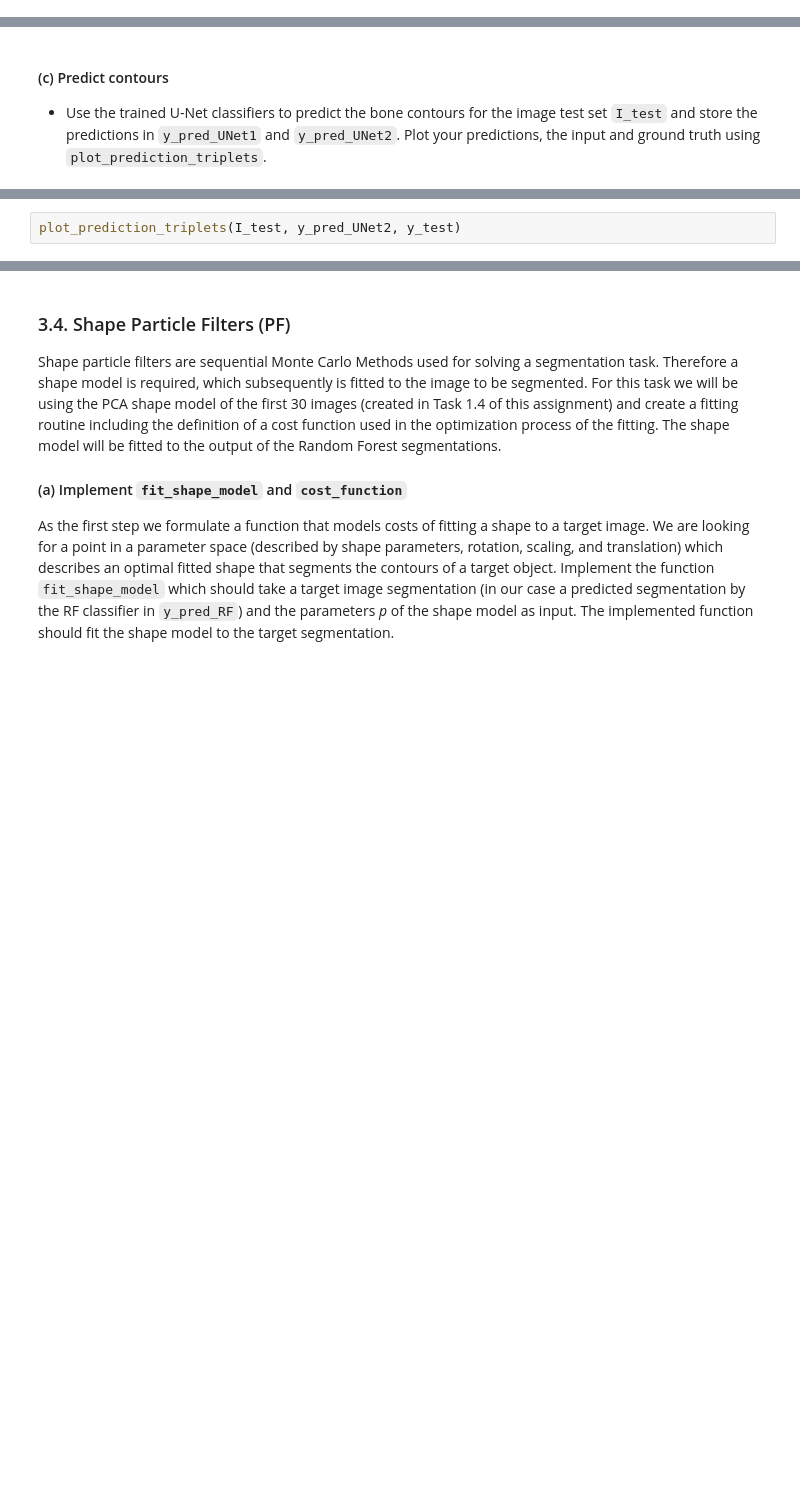
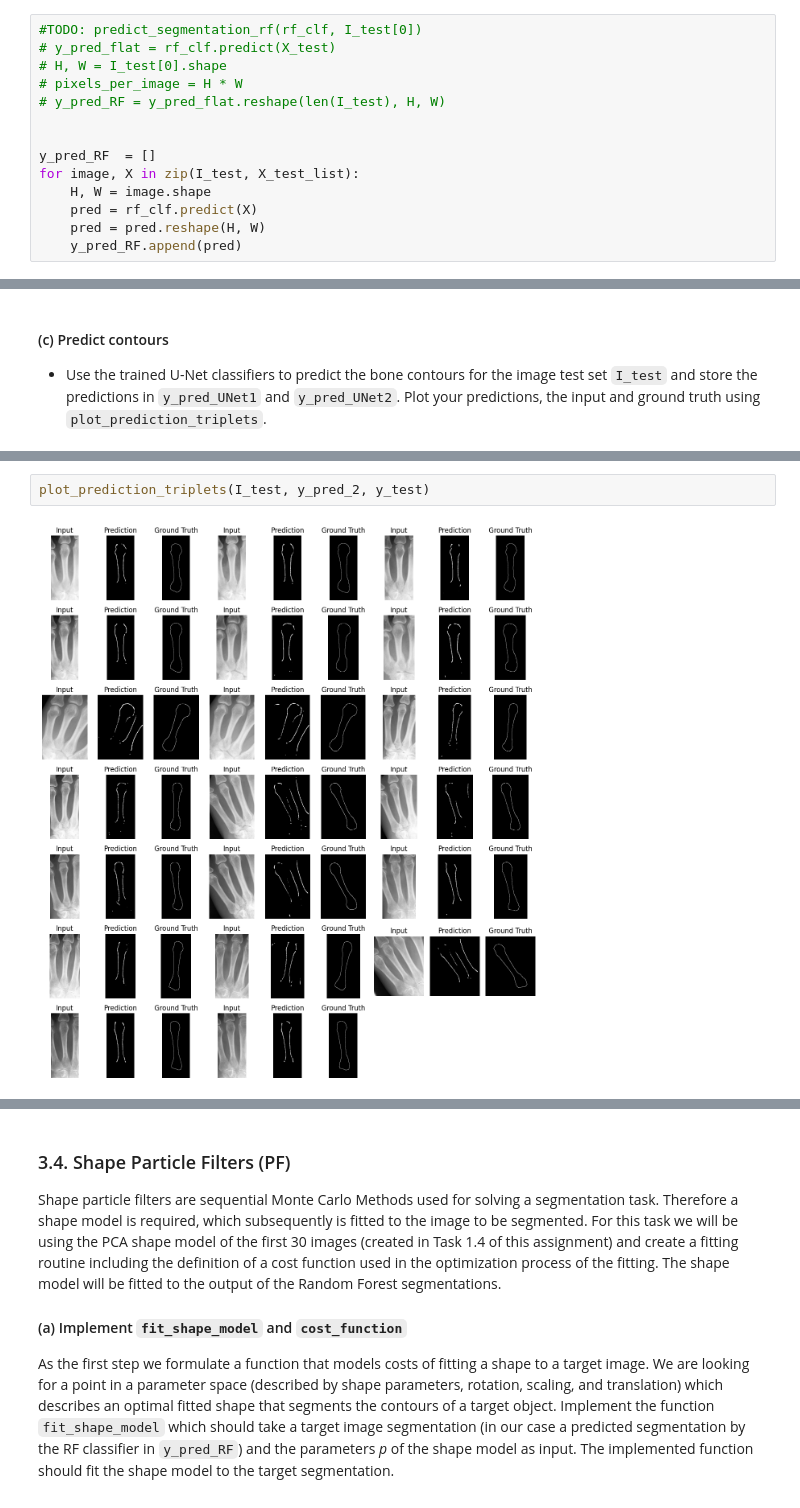
Before and after one commit to Amelie1313/MIP_Assignment2, a Jupyter notebook: notebook_03.ipynb, the cells around one changed output, grey strips where cells are left out. Cells and saved outputs as stored; diff of their text form; blank space fills up the shorter version.

```diff
--- a/notebook_03.ipynb
+++ b/notebook_03.ipynb
@@ -469,3 +563,17 @@ y_pred_RF = # TODO: predict_segmentation_rf(rf_clf, I_test[0])
+# %%
+#TODO: predict_segmentation_rf(rf_clf, I_test[0])
+# y_pred_flat = rf_clf.predict(X_test)
+# H, W = I_test[0].shape
+# pixels_per_image = H * W
+# y_pred_RF = y_pred_flat.reshape(len(I_test), H, W)
+
+
+y_pred_RF  = []
+for image, X in zip(I_test, X_test_list):
+    H, W = image.shape
+    pred = rf_clf.predict(X)
+    pred = pred.reshape(H, W)
+    y_pred_RF.append(pred)
 # %%
 from helper_functions import plot_prediction_triplets, show_feature_importance, evaluate_binary_segmentation
 # %%
@@ -508,3 +647,5 @@ y_pred_UNet2 = # TODO: predict segmentation for y_pred_UNet2 on I_test
 # %%
-plot_prediction_triplets(I_test, y_pred_UNet2, y_test)
+plot_prediction_triplets(I_test, y_pred_2, y_test)
+# %% [output]
+[figure, added]
 # %%
```
Also changed, not shown: parts of 24 cells of this notebook.
